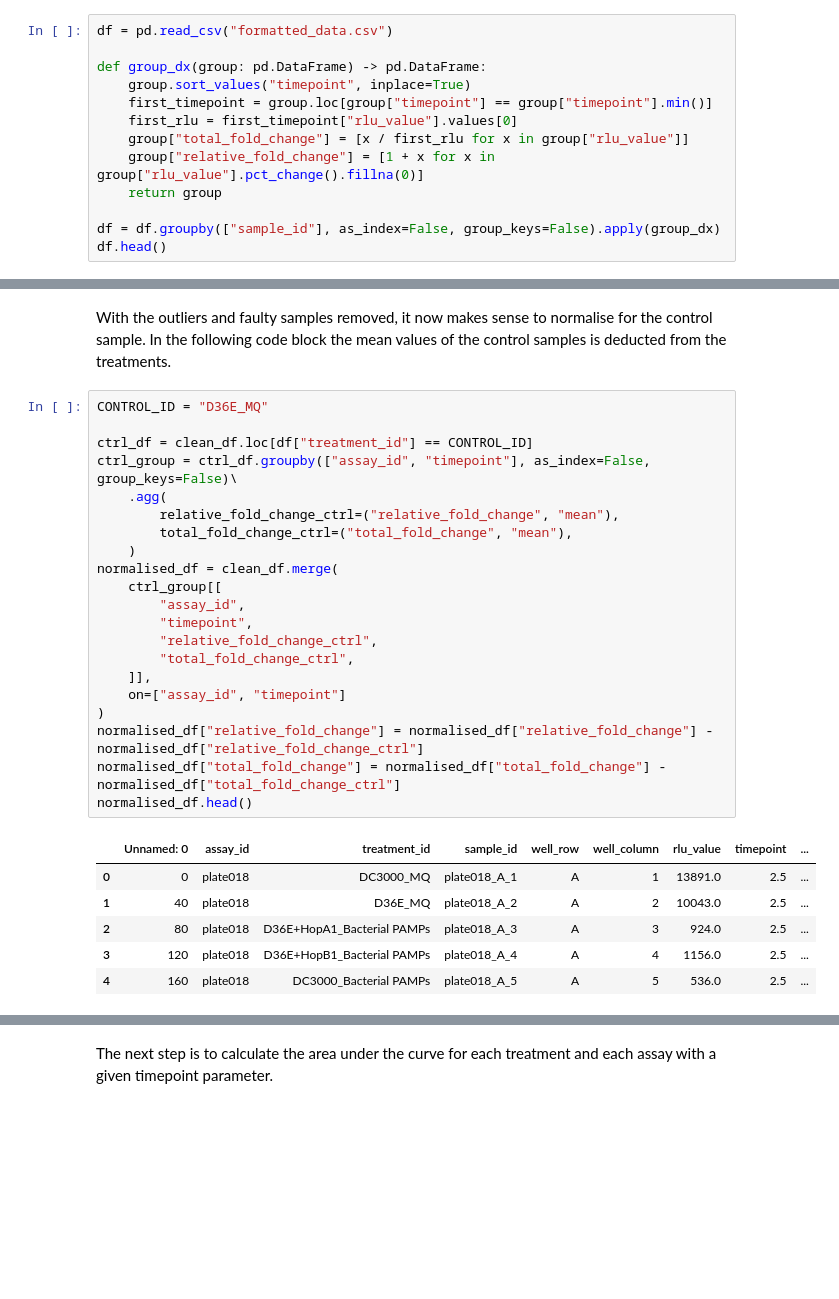
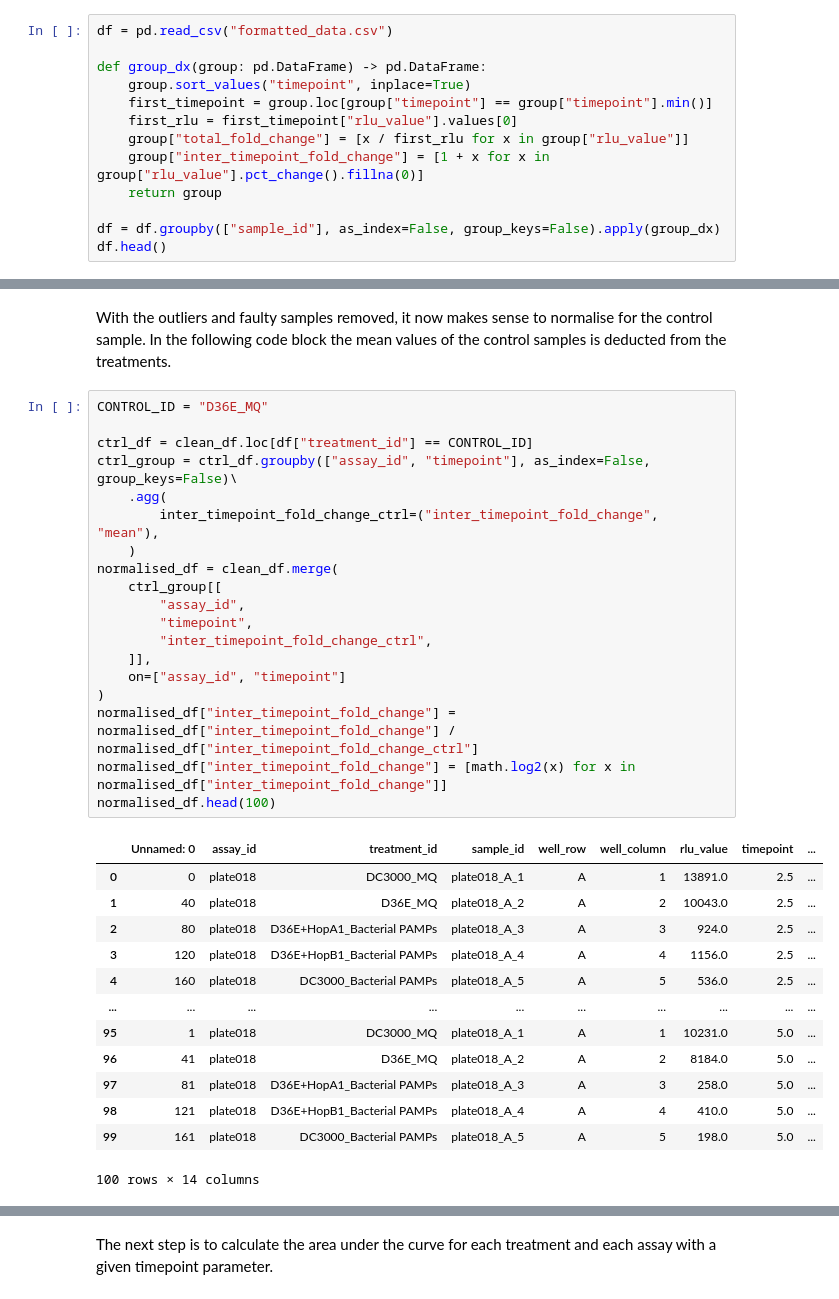
Before and after one commit to fliepeltje/the-mel-files, a Jupyter notebook: pipeline.ipynb, the cells around one changed output, grey strips where cells are left out. Saved outputs shown, nothing was run; the diff lists cells and outputs as text; blank space fills up the shorter version.

```diff
--- a/pipeline.ipynb
+++ b/pipeline.ipynb
@@ -26,7 +26,7 @@ def group_dx(group: pd.DataFrame) -> pd.DataFrame:
     first_timepoint = group.loc[group["timepoint"] == group["timepoint"].min()]
     first_rlu = first_timepoint["rlu_value"].values[0]
     group["total_fold_change"] = [x / first_rlu for x in group["rlu_value"]]
-    group["relative_fold_change"] = [1 + x for x in group["rlu_value"].pct_change().fillna(0)]
+    group["inter_timepoint_fold_change"] = [1 + x for x in group["rlu_value"].pct_change().fillna(0)]
     return group
 
 df = df.groupby(["sample_id"], as_index=False, group_keys=False).apply(group_dx)
@@ -67,30 +67,35 @@ With the outliers and faulty samples removed, it now makes sense to normalise fo
 # %%
 CONTROL_ID = "D36E_MQ"
 
 ctrl_df = clean_df.loc[df["treatment_id"] == CONTROL_ID]
 ctrl_group = ctrl_df.groupby(["assay_id", "timepoint"], as_index=False, group_keys=False)\
     .agg(
-        relative_fold_change_ctrl=("relative_fold_change", "mean"),
-        total_fold_change_ctrl=("total_fold_change", "mean"),
+        inter_timepoint_fold_change_ctrl=("inter_timepoint_fold_change", "mean"),
     )
 normalised_df = clean_df.merge(
     ctrl_group[[
         "assay_id",
         "timepoint",
-        "relative_fold_change_ctrl",
-        "total_fold_change_ctrl",
+        "inter_timepoint_fold_change_ctrl",
     ]],
     on=["assay_id", "timepoint"]
 )
-normalised_df["relative_fold_change"] = normalised_df["relative_fold_change"] - normalised_df["relative_fold_change_ctrl"]
-normalised_df["total_fold_change"] = normalised_df["total_fold_change"] - normalised_df["total_fold_change_ctrl"]
-normalised_df.head()
+normalised_df["inter_timepoint_fold_change"] = normalised_df["inter_timepoint_fold_change"] / normalised_df["inter_timepoint_fold_change_ctrl"]
+normalised_df["inter_timepoint_fold_change"] = [math.log2(x) for x in normalised_df["inter_timepoint_fold_change"]]
+normalised_df.head(100)
 # %% [output]
 |  | Unnamed: 0 | assay_id | treatment_id | sample_id | well_row | well_column | rlu_value | timepoint | ... |
 | 0 | 0 | plate018 | DC3000_MQ | plate018_A_1 | A | 1 | 13891.0 | 2.5 | ... |
 | 1 | 40 | plate018 | D36E_MQ | plate018_A_2 | A | 2 | 10043.0 | 2.5 | ... |
 | 2 | 80 | plate018 | D36E+HopA1_Bacterial PAMPs | plate018_A_3 | A | 3 | 924.0 | 2.5 | ... |
 | 3 | 120 | plate018 | D36E+HopB1_Bacterial PAMPs | plate018_A_4 | A | 4 | 1156.0 | 2.5 | ... |
 | 4 | 160 | plate018 | DC3000_Bacterial PAMPs | plate018_A_5 | A | 5 | 536.0 | 2.5 | ... |
+| ... | ... | ... | ... | ... | ... | ... | ... | ... | ... |
+| 95 | 1 | plate018 | DC3000_MQ | plate018_A_1 | A | 1 | 10231.0 | 5.0 | ... |
+| 96 | 41 | plate018 | D36E_MQ | plate018_A_2 | A | 2 | 8184.0 | 5.0 | ... |
+| 97 | 81 | plate018 | D36E+HopA1_Bacterial PAMPs | plate018_A_3 | A | 3 | 258.0 | 5.0 | ... |
+| 98 | 121 | plate018 | D36E+HopB1_Bacterial PAMPs | plate018_A_4 | A | 4 | 410.0 | 5.0 | ... |
+| 99 | 161 | plate018 | DC3000_Bacterial PAMPs | plate018_A_5 | A | 5 | 198.0 | 5.0 | ... |
+100 rows × 14 columns
 # %% [markdown]
 As an intermediary result you can inspect the mean values per assay in a line plot. In the following code block you can choose which value to plot and which assay to inspect. The available values are:
```
Also changed, not shown: parts of 5 cells of this notebook.
